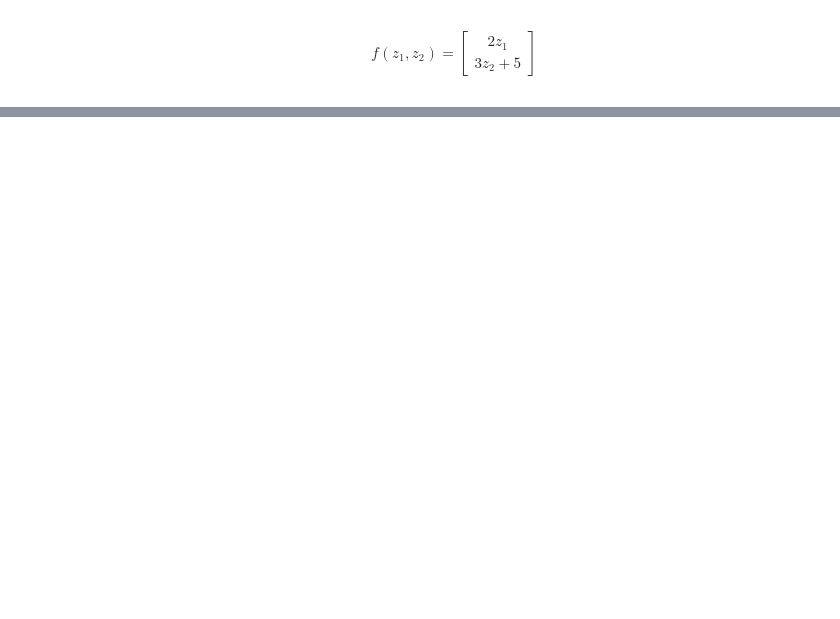
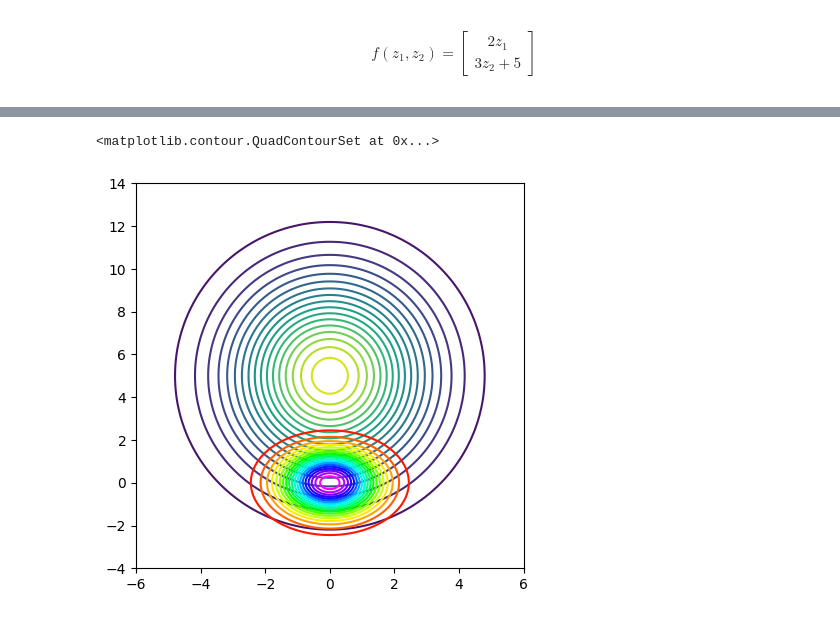
Before and after one commit to tayfununal/PyTorch, a Jupyter notebook: 2d_nf_work.ipynb, the cells around one changed output, grey strips where cells are left out. Cells and saved outputs as stored; diff of their text form; code cells hidden in the pictures; blank space fills up the shorter version.

```diff
--- a/2d_nf_work.ipynb
+++ b/2d_nf_work.ipynb
@@ -42,0 +89,23 @@ plt.show()
+# %%
+z_1 = np.linspace(-3, 3, 100)
+z_2 = np.linspace(-3, 3, 100)
+Z_1, Z_2 = np.meshgrid(z_1, z_2)
+
+Z = np.array([Z_1, Z_2]).T
+
+for i in range(len(Z)):
+    Z[i,:,:] = f(torch.tensor(Z[i,:,:]))
+
+p_theta_x = p_z.log_prob(torch.tensor(np.array([Z_1, Z_2]).T)).exp() * 1/6
+
+p_theta_z = p_z.log_prob(torch.tensor(np.array([Z_1, Z_2]).T)).exp()
+
+plt.figure(figsize=(5, 5))
+
+plt.contour(Z.T[0], Z.T[1], p_theta_x, 20)
+
+Z_eski = np.array([Z_1, Z_2]).T
+plt.contour(Z_eski.T[0], Z_eski.T[1], p_theta_z, 20, cmap="gist_rainbow")
+# %% [output]
+<matplotlib.contour.QuadContourSet at 0x...>
+[figure, added]
```
Also changed, not shown: parts of 11 cells of this notebook.
